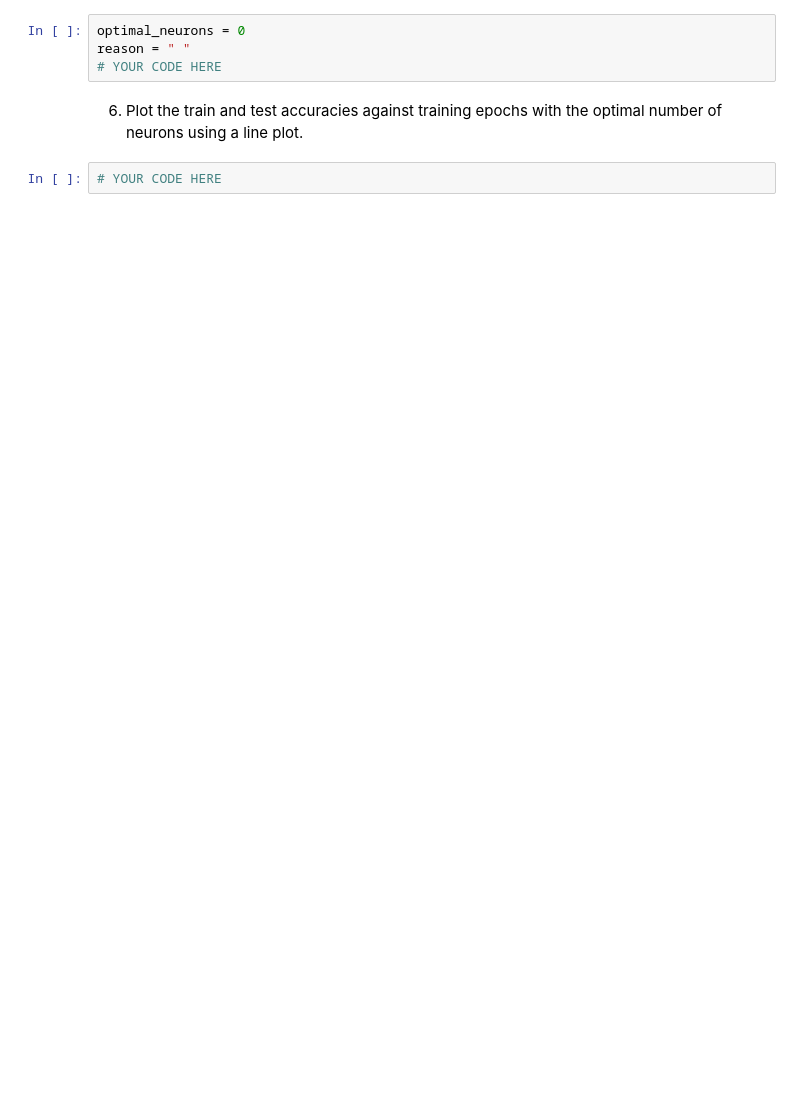
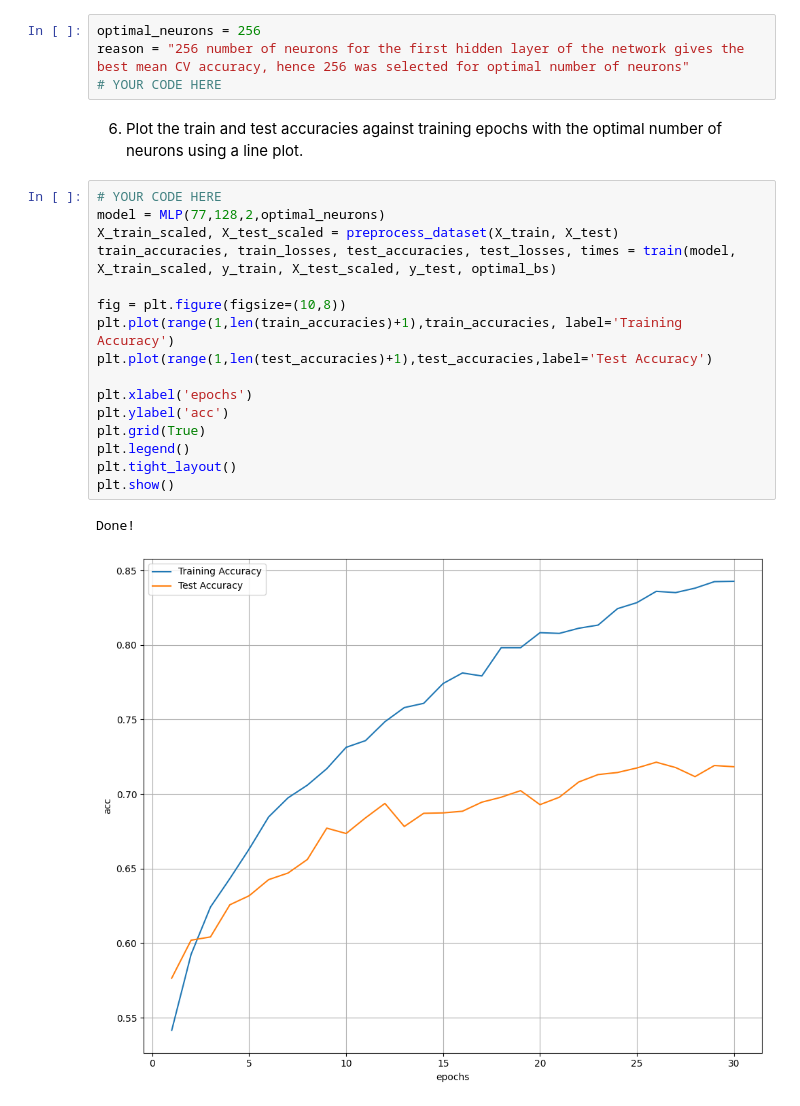
Before and after one commit to md-zaki/CZ4042_DeepLearning_Programming_Assignment, a Jupyter notebook: submission/Muhammad Zaki Bin Mohammad Bakri_PartA_3.ipynb, the cells around one changed output. Saved outputs shown, nothing was run; the diff lists cells and outputs as text; blank space fills up the shorter version.

```diff
--- a/submission/Muhammad Zaki Bin Mohammad Bakri_PartA_3.ipynb
+++ b/submission/Muhammad Zaki Bin Mohammad Bakri_PartA_3.ipynb
@@ -102,10 +204,27 @@ cross_validation_accuracies, cross_validation_times = find_optimal_hyperparamete
 # %% [markdown]
 5. Select the optimal number of neurons for the hidden layer. State the rationale for your selection.
 # %%
-optimal_neurons = 0
-reason = " "
+optimal_neurons = 256
+reason = "256 number of neurons for the first hidden layer of the network gives the best mean CV accuracy, hence 256 was selected for optimal number of neurons"
 # YOUR CODE HERE
 # %% [markdown]
 6. Plot the train and test accuracies against training epochs with the optimal number of neurons using a line plot.
 # %%
 # YOUR CODE HERE
+model = MLP(77,128,2,optimal_neurons)
+X_train_scaled, X_test_scaled = preprocess_dataset(X_train, X_test)
+train_accuracies, train_losses, test_accuracies, test_losses, times = train(model, X_train_scaled, y_train, X_test_scaled, y_test, optimal_bs)
+
+fig = plt.figure(figsize=(10,8))
+plt.plot(range(1,len(train_accuracies)+1),train_accuracies, label='Training Accuracy')
+plt.plot(range(1,len(test_accuracies)+1),test_accuracies,label='Test Accuracy')
+
+plt.xlabel('epochs')
+plt.ylabel('acc')
+plt.grid(True)
+plt.legend()
+plt.tight_layout()
+plt.show()
+# %% [output]
+Done!
+[figure, added]
```
Also changed, not shown: parts of 4 cells of this notebook, 1 other file.
